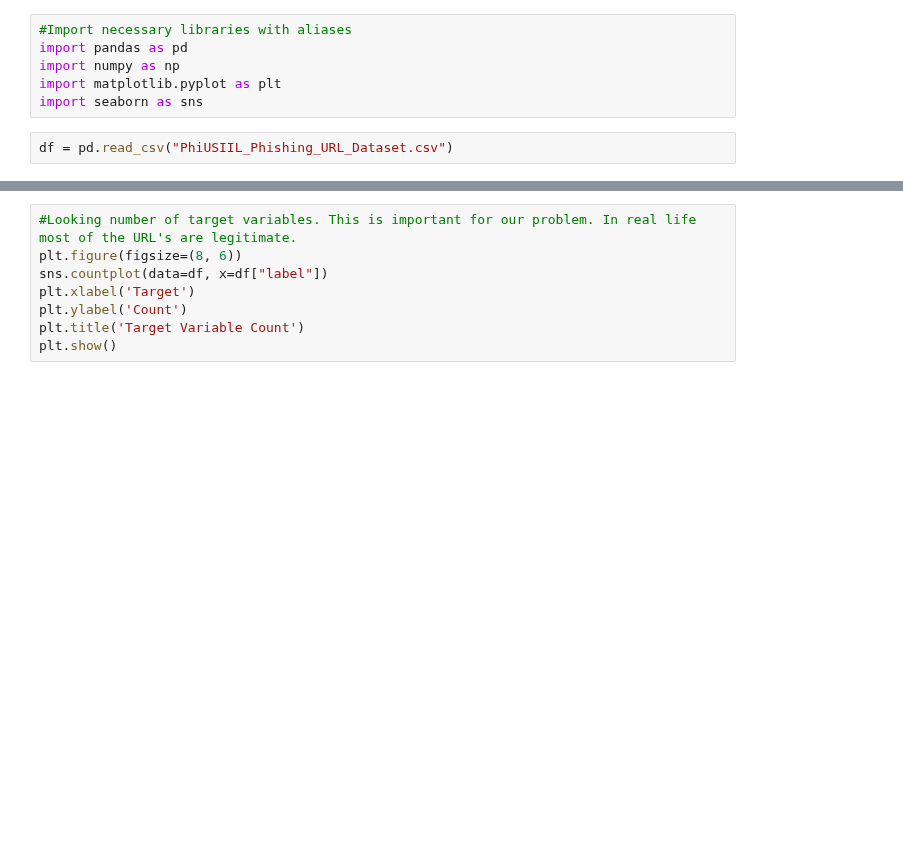
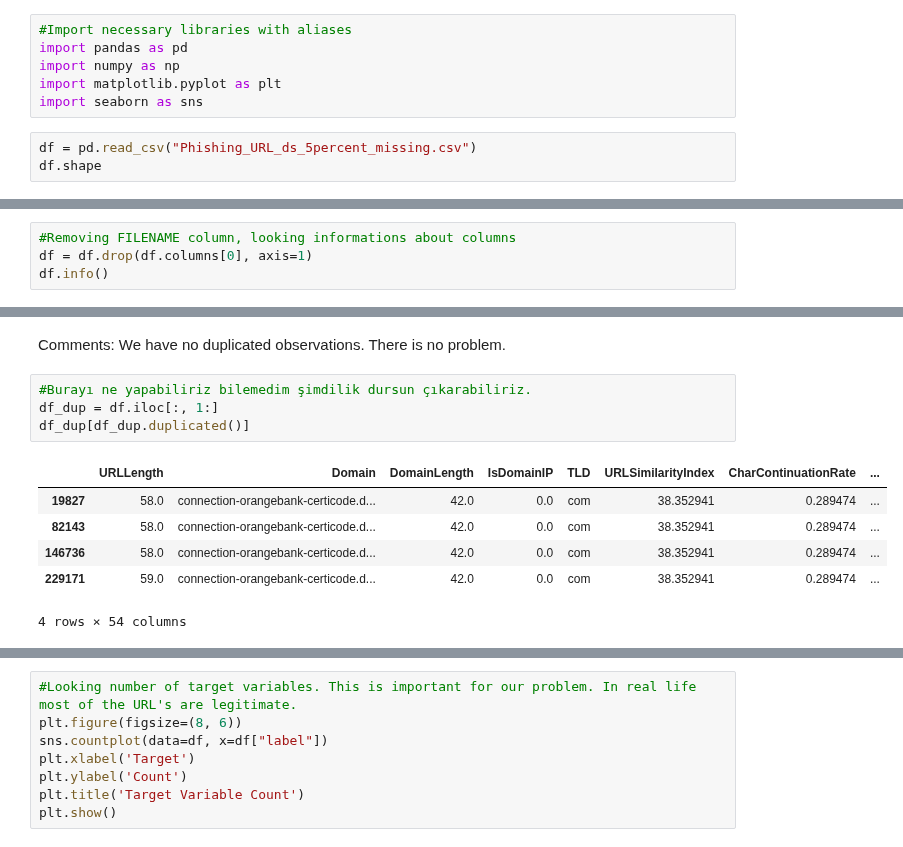
Before and after one commit to BugraAKKUS/Phishing-URL--Website--Detection, a Jupyter notebook: EDA_emre.ipynb, the cells around one changed output, grey strips where cells are left out. Cells and saved outputs as stored; diff of their text form; blank space fills up the shorter version.

```diff
--- a/EDA_emre.ipynb
+++ b/EDA_emre.ipynb
@@ -7,4 +7,5 @@ import numpy as np
 import matplotlib.pyplot as plt
 import seaborn as sns
 # %%
-df = pd.read_csv("PhiUSIIL_Phishing_URL_Dataset.csv")
+df = pd.read_csv("Phishing_URL_ds_5percent_missing.csv")
+df.shape
@@ -53,0 +28,4 @@ Comment: We have 55 features and 1 target variable. Data has 234795 number of UR
+# %%
+#Removing FILENAME column, looking informations about columns
+df = df.drop(df.columns[0], axis=1)
+df.info()
@@ -53,0 +58,13 @@ Comment: We have 55 features and 1 target variable. Data has 234795 number of UR
+# %% [markdown]
+Comments: We have no duplicated observations. There is no problem.
+# %%
+#Burayı ne yapabiliriz bilemedim şimdilik dursun çıkarabiliriz.
+df_dup = df.iloc[:, 1:]
+df_dup[df_dup.duplicated()]
+# %% [output]
+|  | URLLength | Domain | DomainLength | IsDomainIP | TLD | URLSimilarityIndex | CharContinuationRate | ... |
+| 19827 | 58.0 | connection-orangebank-certicode.d... | 42.0 | 0.0 | com | 38.352941 | 0.289474 | ... |
+| 82143 | 58.0 | connection-orangebank-certicode.d... | 42.0 | 0.0 | com | 38.352941 | 0.289474 | ... |
+| 146736 | 58.0 | connection-orangebank-certicode.d... | 42.0 | 0.0 | com | 38.352941 | 0.289474 | ... |
+| 229171 | 59.0 | connection-orangebank-certicode.d... | 42.0 | 0.0 | com | 38.352941 | 0.289474 | ... |
+4 rows × 54 columns
```
Also changed, not shown: parts of 17 cells of this notebook.
